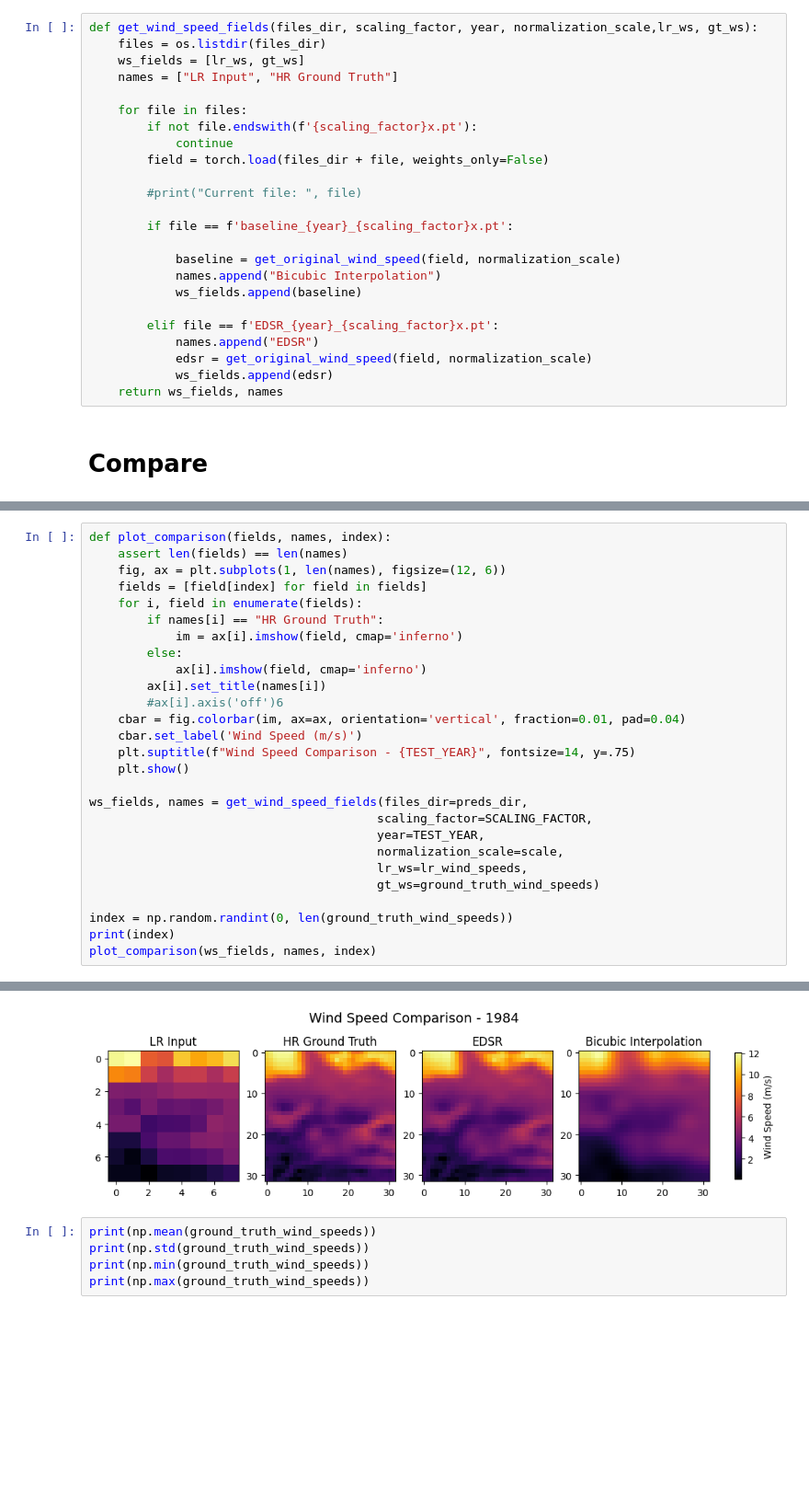
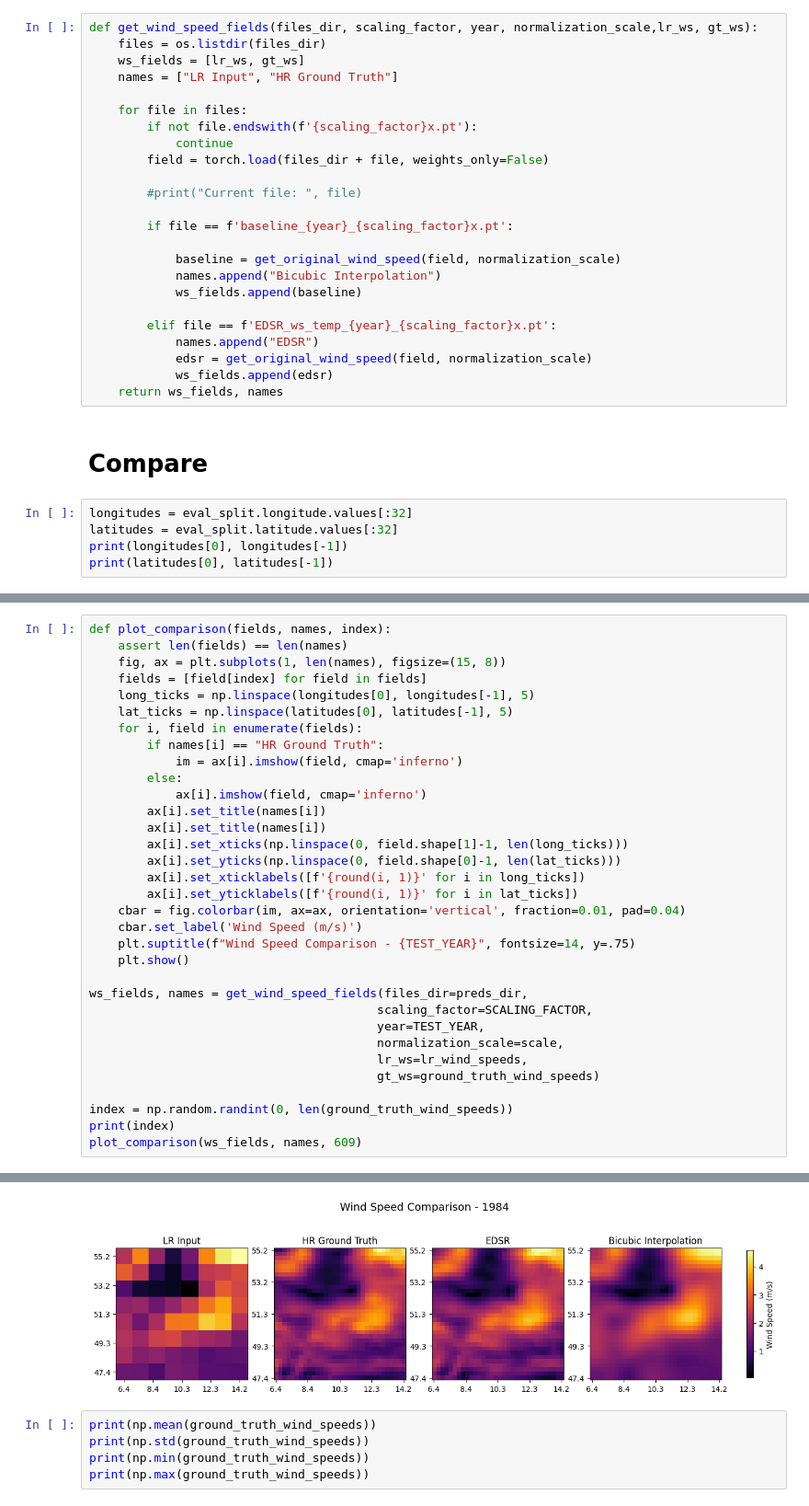
Before and after one commit to UBela/temporal_sr, a Jupyter notebook: plot_data.ipynb, the cells around one changed output, grey strips where cells are left out. Shown at 92% size. Drawn from its saved outputs; the diff is of its cells as text; blank space fills up the shorter version.

```diff
--- a/plot_data.ipynb
+++ b/plot_data.ipynb
@@ -166,10 +169,15 @@ def get_wind_speed_fields(files_dir, scaling_factor, year, normalization_scale,l
             names.append("Bicubic Interpolation")
             ws_fields.append(baseline)
 
-        elif file == f'EDSR_{year}_{scaling_factor}x.pt':
+        elif file == f'EDSR_ws_temp_{year}_{scaling_factor}x.pt':
             names.append("EDSR")
             edsr = get_original_wind_speed(field, normalization_scale)
             ws_fields.append(edsr)
     return ws_fields, names
 # %% [markdown]
 # Compare
+# %%
+longitudes = eval_split.longitude.values[:32]
+latitudes = eval_split.latitude.values[:32]
+print(longitudes[0], longitudes[-1])
+print(latitudes[0], latitudes[-1])
@@ -176,15 +187,21 @@ def get_wind_speed_fields(files_dir, scaling_factor, year, normalization_scale,l
 # %%
 def plot_comparison(fields, names, index):
     assert len(fields) == len(names)
-    fig, ax = plt.subplots(1, len(names), figsize=(12, 6))
+    fig, ax = plt.subplots(1, len(names), figsize=(15, 8))
     fields = [field[index] for field in fields]
+    long_ticks = np.linspace(longitudes[0], longitudes[-1], 5)
+    lat_ticks = np.linspace(latitudes[0], latitudes[-1], 5)
     for i, field in enumerate(fields):
         if names[i] == "HR Ground Truth":
             im = ax[i].imshow(field, cmap='inferno')
         else:
             ax[i].imshow(field, cmap='inferno')
         ax[i].set_title(names[i])
-        #ax[i].axis('off')6
+        ax[i].set_title(names[i])
+        ax[i].set_xticks(np.linspace(0, field.shape[1]-1, len(long_ticks)))
+        ax[i].set_yticks(np.linspace(0, field.shape[0]-1, len(lat_ticks)))
+        ax[i].set_xticklabels([f'{round(i, 1)}' for i in long_ticks])
+        ax[i].set_yticklabels([f'{round(i, 1)}' for i in lat_ticks])
     cbar = fig.colorbar(im, ax=ax, orientation='vertical', fraction=0.01, pad=0.04)
     cbar.set_label('Wind Speed (m/s)')
     plt.suptitle(f"Wind Speed Comparison - {TEST_YEAR}", fontsize=14, y=.75)
@@ -199,5 +216,5 @@ ws_fields, names = get_wind_speed_fields(files_dir=preds_dir,
 
 index = np.random.randint(0, len(ground_truth_wind_speeds))
 print(index)
-plot_comparison(ws_fields, names, index)
+plot_comparison(ws_fields, names, 609)
 # %% [output]
@@ -205,4 +222,4 @@ plot_comparison(ws_fields, names, index)
-[figure, old version]
+[figure, new version]
 # %%
 print(np.mean(ground_truth_wind_speeds))
 print(np.std(ground_truth_wind_speeds))
```
Also changed, not shown: parts of 43 cells of this notebook, 2 other files.
